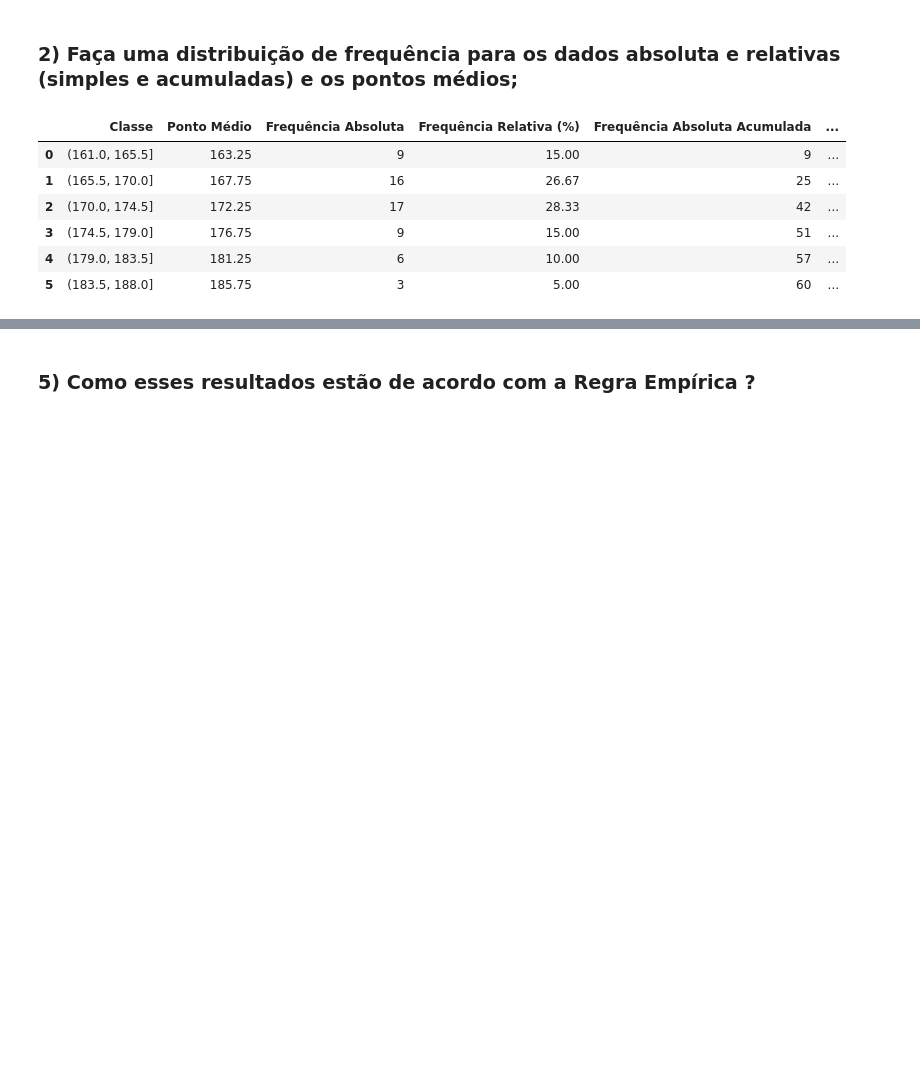
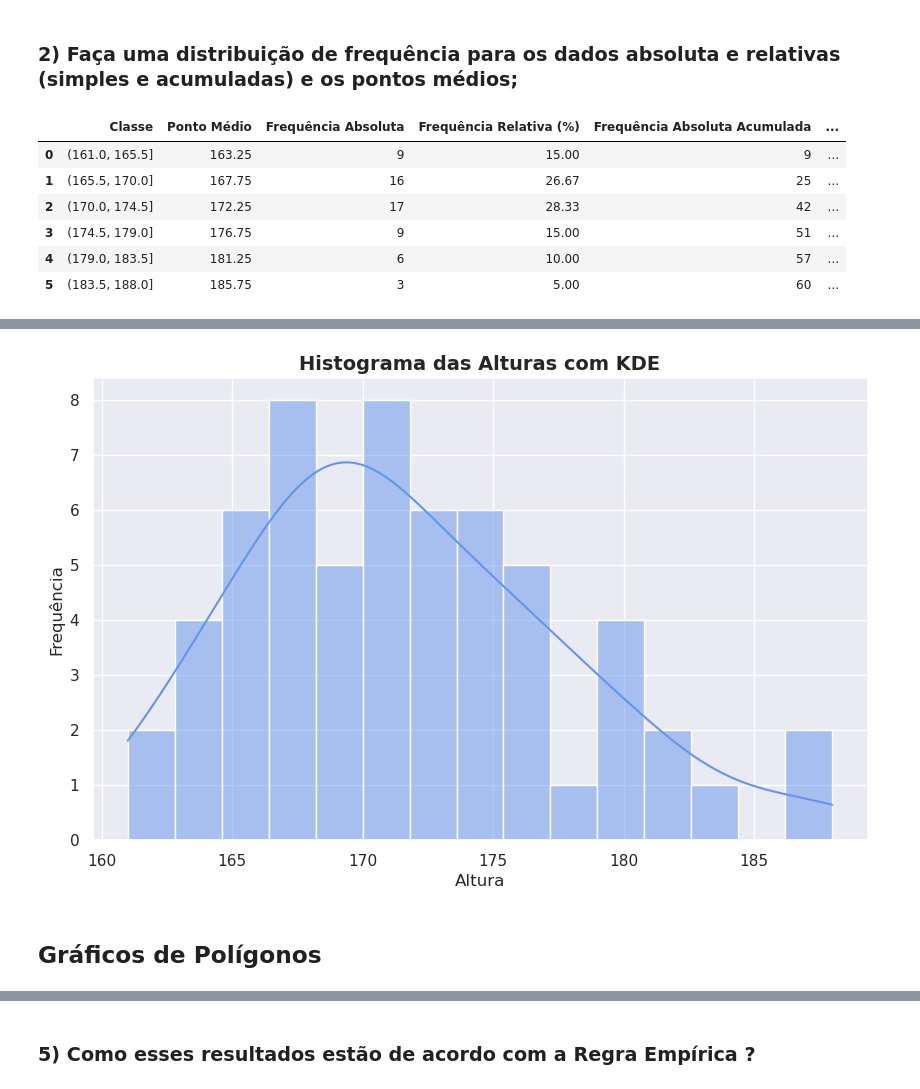
Before and after one commit to ghdss-science/aula_gerson_frequencia, a Jupyter notebook: aula_gerson.ipynb, the cells around one changed output, grey strips where cells are left out. Saved outputs shown, nothing was run; the diff lists cells and outputs as text; code cells hidden in the pictures; blank space fills up the shorter version.

Commit message:
Mudança de gráfico na questão 3

```diff
--- a/aula_gerson.ipynb
+++ b/aula_gerson.ipynb
@@ -79,0 +134,15 @@ tabela_freq
+# %%
+sns.set_theme(style="darkgrid")
+plt.figure(figsize=(10,6))
+
+sns.histplot(serie, kde=True, color="cornflowerblue", bins=15)
+
+plt.title("Histograma das Alturas com KDE", fontsize=14, fontweight="bold")
+plt.xlabel("Altura")
+plt.ylabel("Frequência")
+plt.grid(True)
+plt.show()
+# %% [output]
+[figure, added]
+# %% [markdown]
+## Gráficos de Polígonos
```
Also changed, not shown: parts of 21 cells of this notebook.
